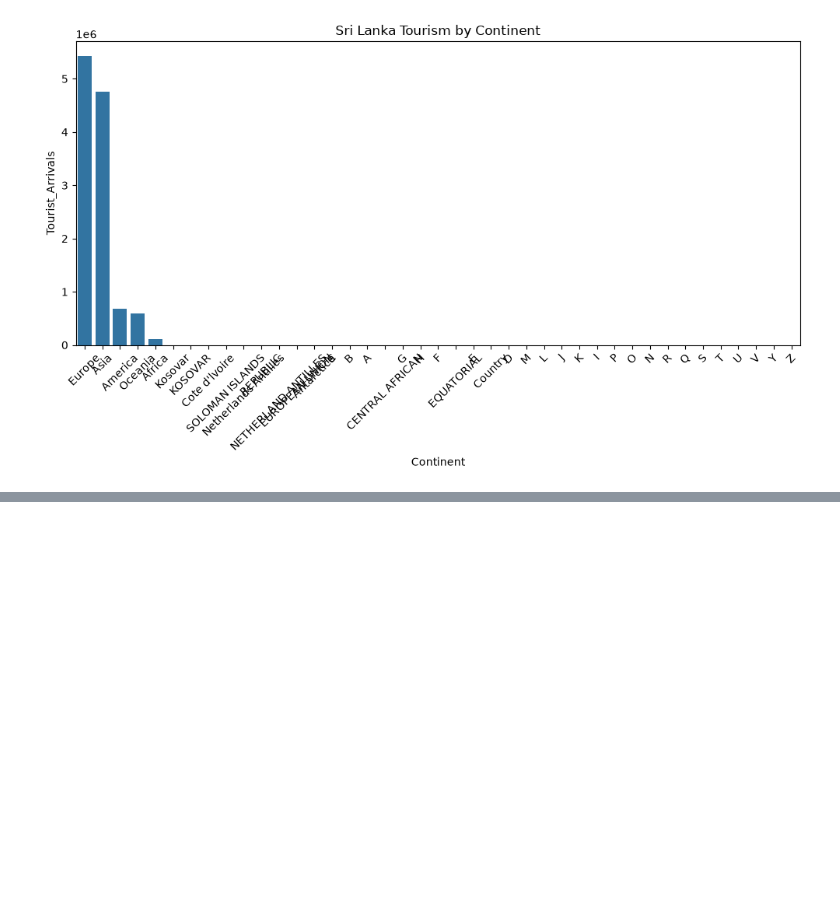
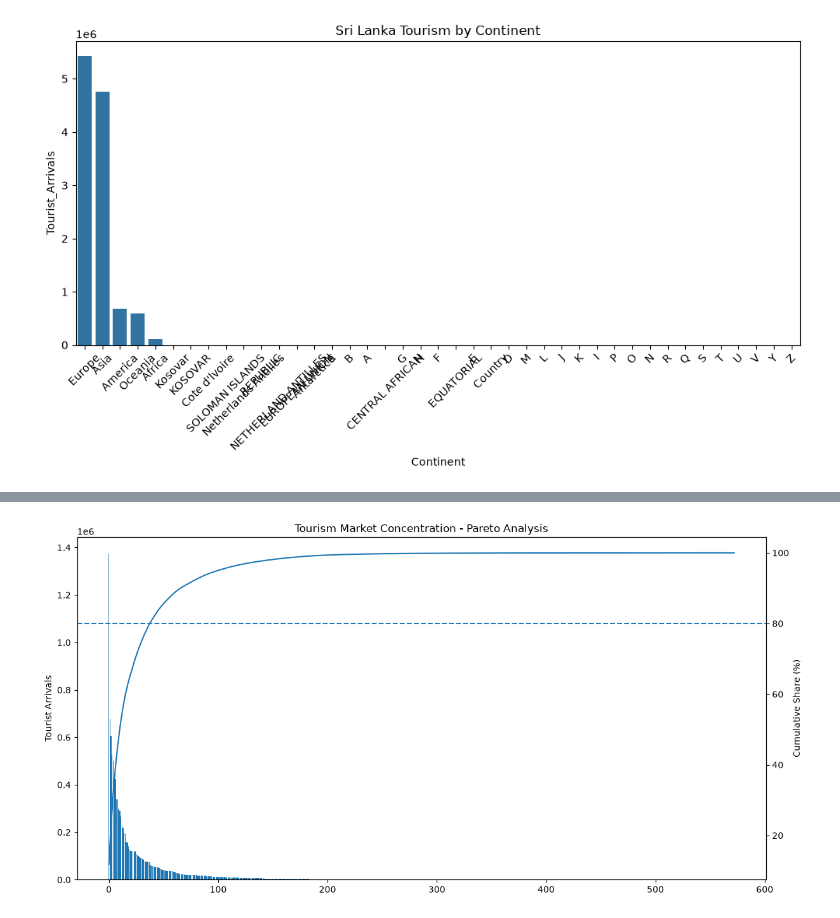
Before and after one commit to HimashMadushanka/Sri-Lanka-Tourism-Intelligence, a Jupyter notebook: notebooks/04_Overall_Tourism_Performance.ipynb, the cells around one changed output, grey strips where cells are left out. Drawn from its saved outputs; the diff is of its cells as text; code cells hidden in the pictures; blank space fills up the shorter version.

```diff
--- a/notebooks/04_Overall_Tourism_Performance.ipynb
+++ b/notebooks/04_Overall_Tourism_Performance.ipynb
@@ -565,0 +608,35 @@ plt.show()
+# %%
+fig, ax1 = plt.subplots(figsize=(14, 7))
+
+ax1.bar(
+    range(len(country)),
+    country["Tourist_Arrivals"]
+)
+
+ax1.set_ylabel(
+    "Tourist Arrivals"
+)
+
+ax2 = ax1.twinx()
+
+ax2.plot(
+    range(len(country)),
+    country["Cumulative_%"]
+)
+
+ax2.axhline(
+    80,
+    linestyle="--"
+)
+
+ax2.set_ylabel(
+    "Cumulative Share (%)"
+)
+
+plt.title(
+    "Tourism Market Concentration - Pareto Analysis"
+)
+
+plt.show()
+# %% [output]
+[figure, added]
```
Also changed, not shown: parts of 2 cells of this notebook.
